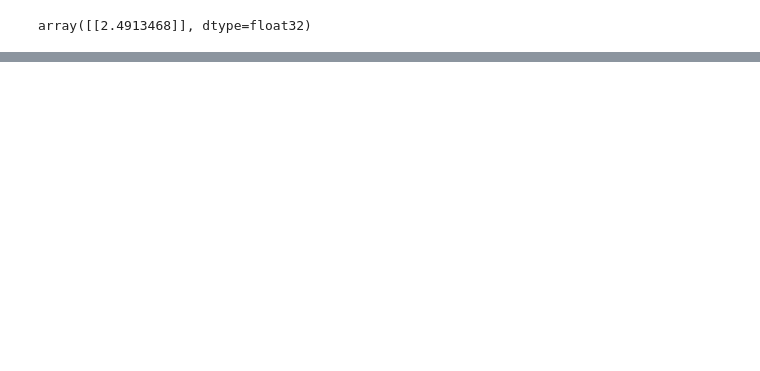
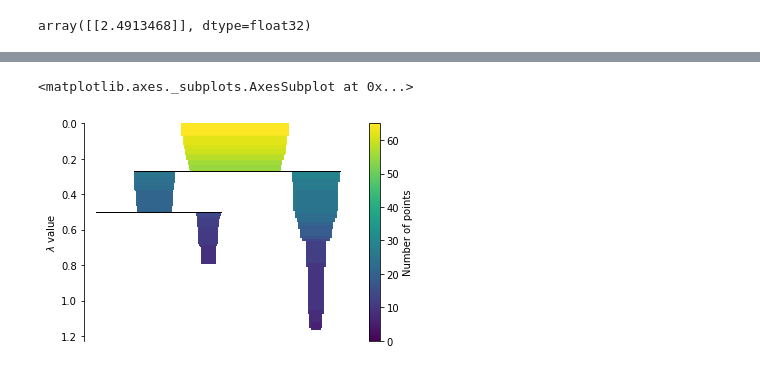
Before and after one commit to spjy/covid-temperature, a Jupyter notebook: covid.ipynb, the cells around one changed output, grey strips where cells are left out. Drawn from its saved outputs; the diff is of its cells as text; code cells hidden in the pictures; blank space fills up the shorter version.

Commit message:
feat: clustering algorithm, fix beta value

```diff
--- a/covid.ipynb
+++ b/covid.ipynb
@@ -403,0 +366,6 @@ hierarchy.plot()
+# %%
+# Data variations
+
+avg_var_infection = final_data.values[:,4:7]
+var_infection = final_data.values[:,5:7]
+avg_infection = final_data.values[:,[4,6]]
@@ -403,0 +398,15 @@ hierarchy.plot()
+# %%
+import hdbscan
+from sklearn.datasets import make_blobs
+
+clusterer = hdbscan.HDBSCAN(algorithm='best', alpha=1.0, approx_min_span_tree=True,
+    gen_min_span_tree=False, leaf_size=40,
+    metric='euclidean', min_cluster_size=5, min_samples=None, p=None)
+
+cluster_labels = clusterer.fit(avg_var_infection)
+
+print(clusterer.labels_)
+print(clusterer.labels_.max())
+print(clusterer.probabilities_)
+
+clusterer.single_linkage_tree_.plot(cmap='viridis', colorbar=True)
@@ -403,0 +431,5 @@ hierarchy.plot()
+# %%
+clusterer.condensed_tree_.plot()
+# %% [output]
+<matplotlib.axes._subplots.AxesSubplot at 0x...>
+[figure, added]
```
Also changed, not shown: parts of 22 cells of this notebook, 2 other files.
